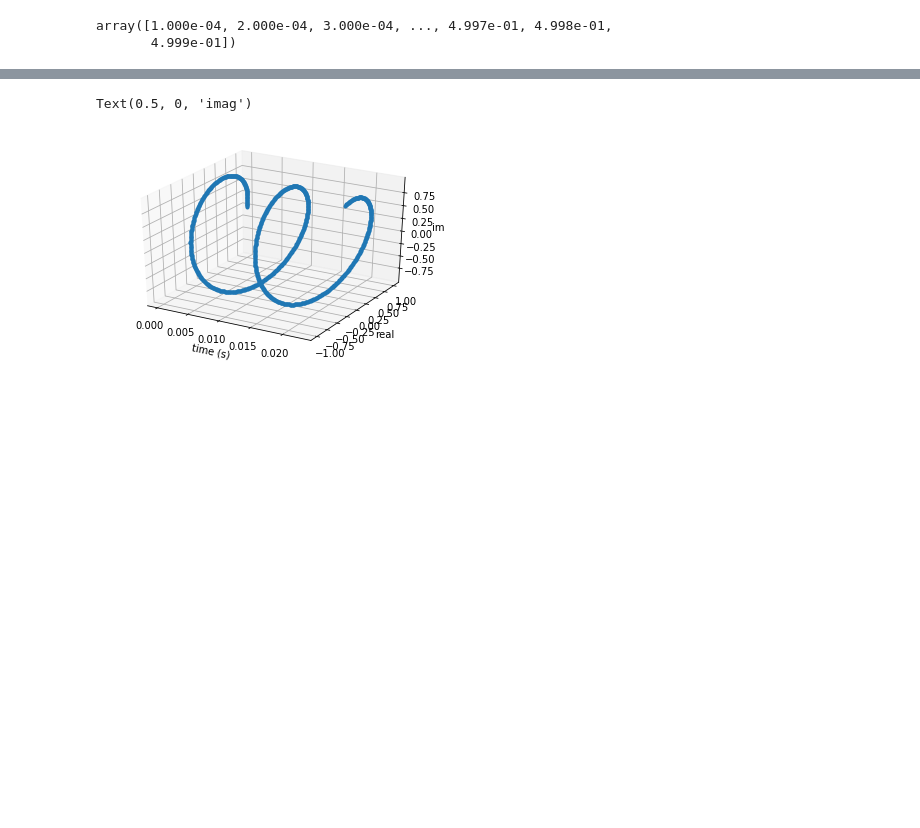
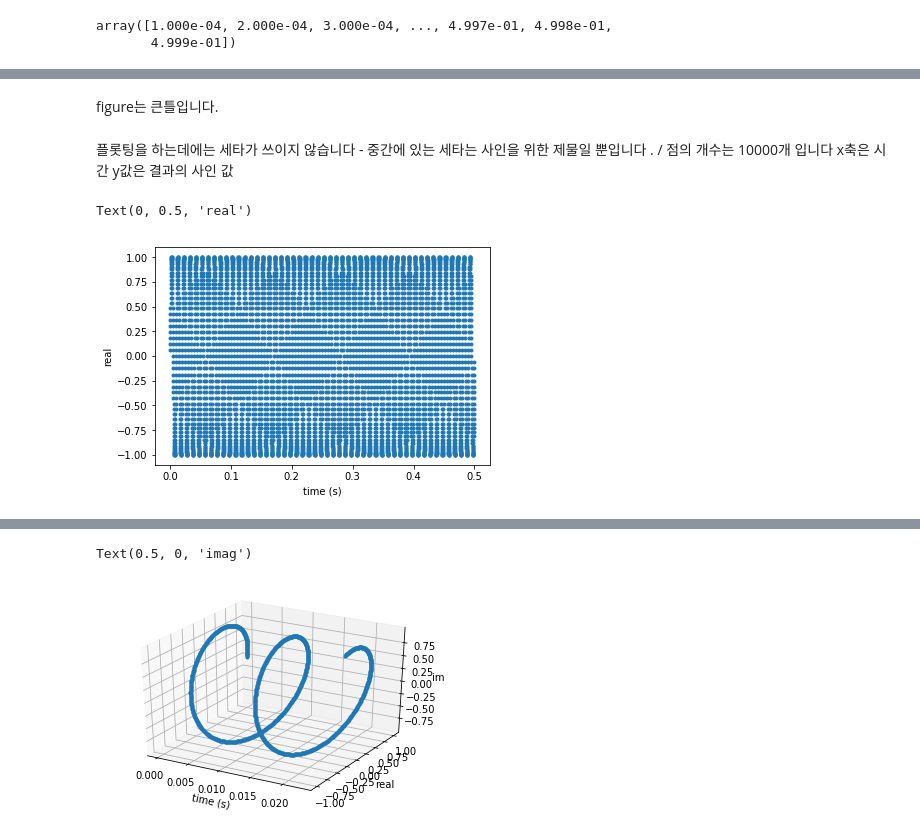
Before and after one commit to HeeSanShin/CLASS2019SPRING, a Jupyter notebook: sound.ipynb, the cells around one changed output, grey strips where cells are left out. Drawn from its saved outputs; the diff is of its cells as text; code cells hidden in the pictures; blank space fills up the shorter version.

```diff
--- a/sound.ipynb
+++ b/sound.ipynb
@@ -37,3 +93,17 @@ s = np.sin(theta)
+# %% [markdown]
+figure는 큰틀입니다.
+# %% [markdown]
+플롯팅을 하는데에는 세타가 쓰이지 않습니다 - 중간에 있는 세타는 사인을 위한 제물일 뿐입니다 . / 점의 개수는 10000개 입니다
+x축은 시간 y값은 결과의 사인 값
+# %%
+fig = plt.figure()
+ax = fig.add_subplot(111)
+ax.plot(t,s, '.')
+ax.set_xlabel('time (s)')
+ax.set_ylabel('real')
+# %% [output]
+Text(0, 0.5, 'real')
+[figure, added]
 # %%
 fig = plt.figure()
 ax = fig.add_subplot(111)
```
Also changed, not shown: parts of 20 cells of this notebook.
